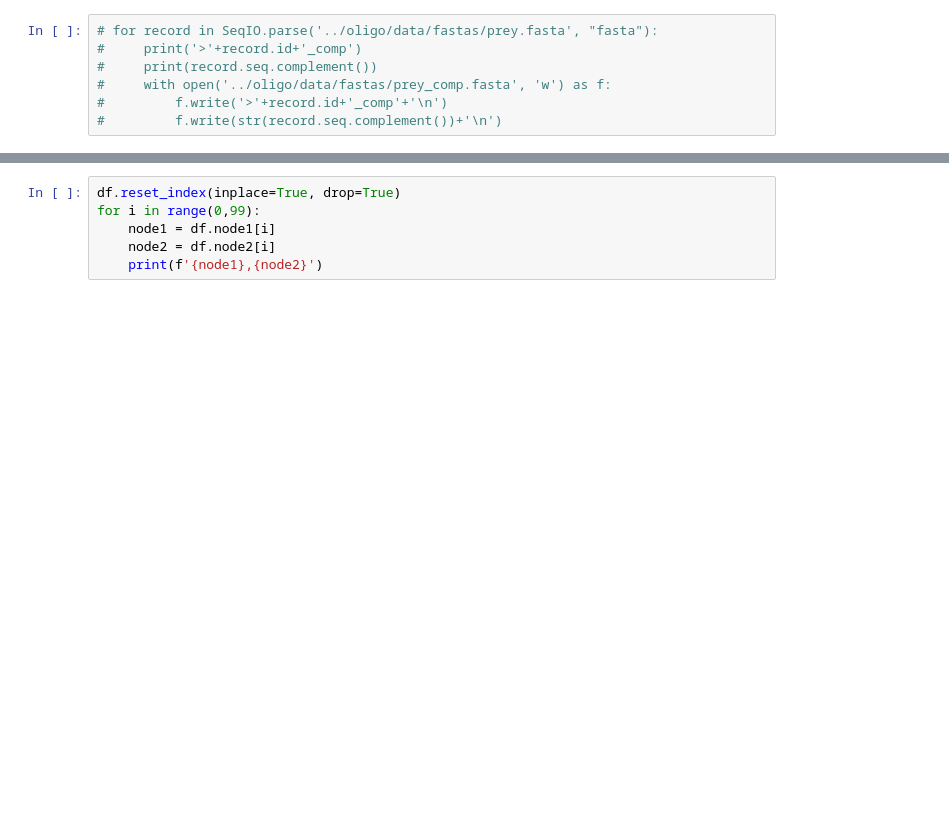
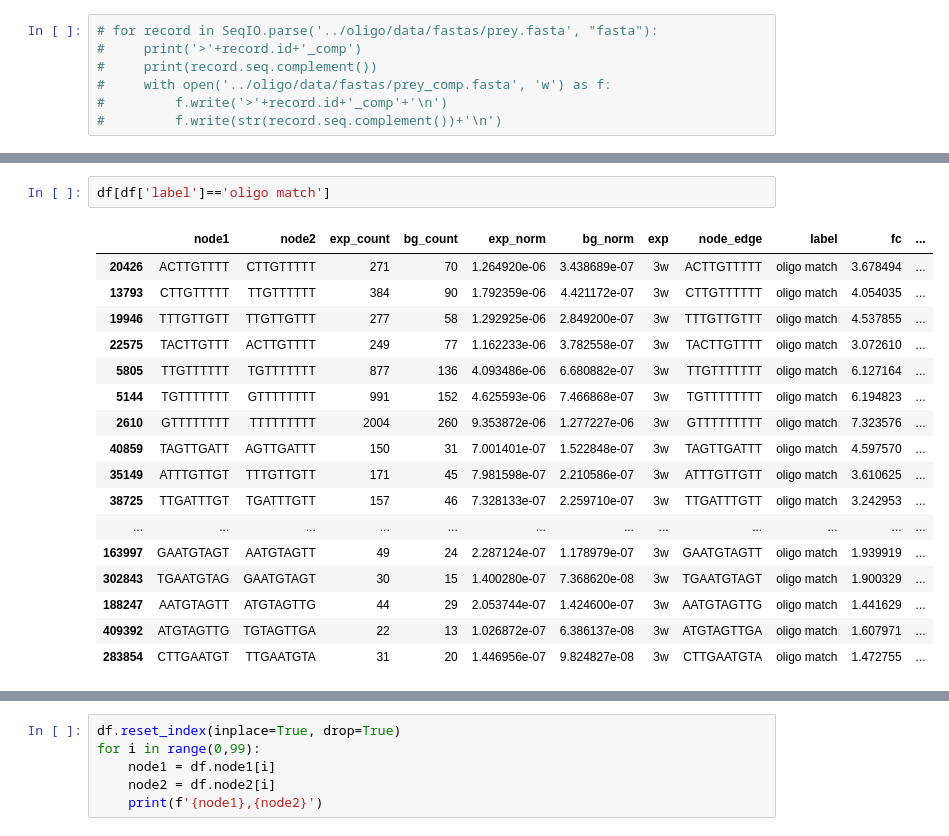
Before and after one commit to rachaelcox/deBruijn_graphs, a Jupyter notebook: notebooks/oligo_kmer_enrichment.ipynb, the cells around one changed output, grey strips where cells are left out. Cells and saved outputs as stored; diff of their text form; blank space fills up the shorter version.

```diff
--- a/notebooks/oligo_kmer_enrichment.ipynb
+++ b/notebooks/oligo_kmer_enrichment.ipynb
@@ -111,0 +178,20 @@ Total run time: 0.23 minutes.
+# %%
+df[df['label']=='oligo match']
+# %% [output]
+|  | node1 | node2 | exp_count | bg_count | exp_norm | bg_norm | exp | node_edge | label | fc | ... |
+| 20426 | ACTTGTTTT | CTTGTTTTT | 271 | 70 | 1.264920e-06 | 3.438689e-07 | 3w | ACTTGTTTTT | oligo match | 3.678494 | ... |
+| 13793 | CTTGTTTTT | TTGTTTTTT | 384 | 90 | 1.792359e-06 | 4.421172e-07 | 3w | CTTGTTTTTT | oligo match | 4.054035 | ... |
+| 19946 | TTTGTTGTT | TTGTTGTTT | 277 | 58 | 1.292925e-06 | 2.849200e-07 | 3w | TTTGTTGTTT | oligo match | 4.537855 | ... |
+| 22575 | TACTTGTTT | ACTTGTTTT | 249 | 77 | 1.162233e-06 | 3.782558e-07 | 3w | TACTTGTTTT | oligo match | 3.072610 | ... |
+| 5805 | TTGTTTTTT | TGTTTTTTT | 877 | 136 | 4.093486e-06 | 6.680882e-07 | 3w | TTGTTTTTTT | oligo match | 6.127164 | ... |
+| 5144 | TGTTTTTTT | GTTTTTTTT | 991 | 152 | 4.625593e-06 | 7.466868e-07 | 3w | TGTTTTTTTT | oligo match | 6.194823 | ... |
+| 2610 | GTTTTTTTT | TTTTTTTTT | 2004 | 260 | 9.353872e-06 | 1.277227e-06 | 3w | GTTTTTTTTT | oligo match | 7.323576 | ... |
+| 40859 | TAGTTGATT | AGTTGATTT | 150 | 31 | 7.001401e-07 | 1.522848e-07 | 3w | TAGTTGATTT | oligo match | 4.597570 | ... |
+| 35149 | ATTTGTTGT | TTTGTTGTT | 171 | 45 | 7.981598e-07 | 2.210586e-07 | 3w | ATTTGTTGTT | oligo match | 3.610625 | ... |
+| 38725 | TTGATTTGT | TGATTTGTT | 157 | 46 | 7.328133e-07 | 2.259710e-07 | 3w | TTGATTTGTT | oligo match | 3.242953 | ... |
+| ... | ... | ... | ... | ... | ... | ... | ... | ... | ... | ... | ... |
+| 163997 | GAATGTAGT | AATGTAGTT | 49 | 24 | 2.287124e-07 | 1.178979e-07 | 3w | GAATGTAGTT | oligo match | 1.939919 | ... |
+| 302843 | TGAATGTAG | GAATGTAGT | 30 | 15 | 1.400280e-07 | 7.368620e-08 | 3w | TGAATGTAGT | oligo match | 1.900329 | ... |
+| 188247 | AATGTAGTT | ATGTAGTTG | 44 | 29 | 2.053744e-07 | 1.424600e-07 | 3w | AATGTAGTTG | oligo match | 1.441629 | ... |
+| 409392 | ATGTAGTTG | TGTAGTTGA | 22 | 13 | 1.026872e-07 | 6.386137e-08 | 3w | ATGTAGTTGA | oligo match | 1.607971 | ... |
+| 283854 | CTTGAATGT | TTGAATGTA | 31 | 20 | 1.446956e-07 | 9.824827e-08 | 3w | CTTGAATGTA | oligo match | 1.472755 | ... |
```
Also changed, not shown: parts of 15 cells of this notebook, 11 other files.
